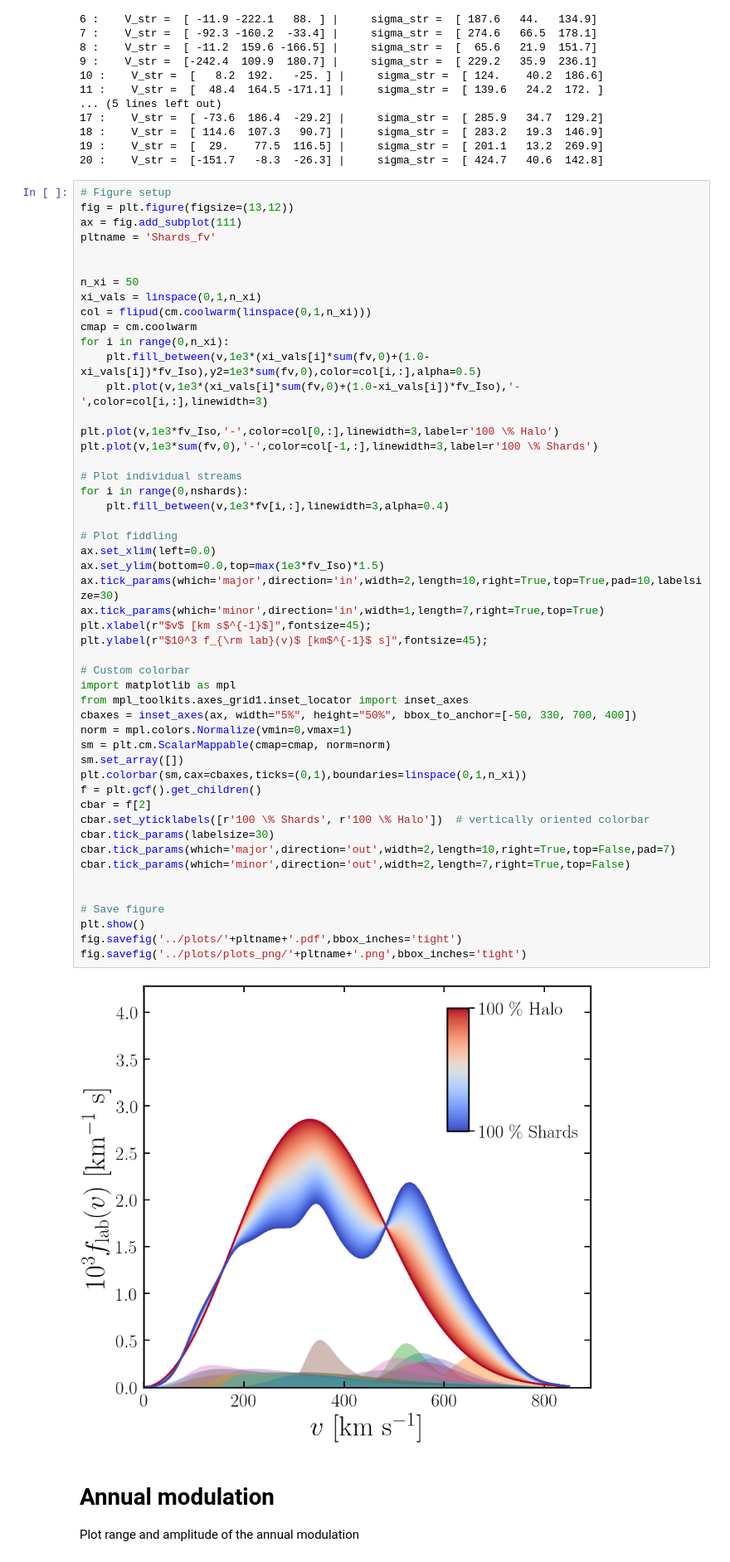
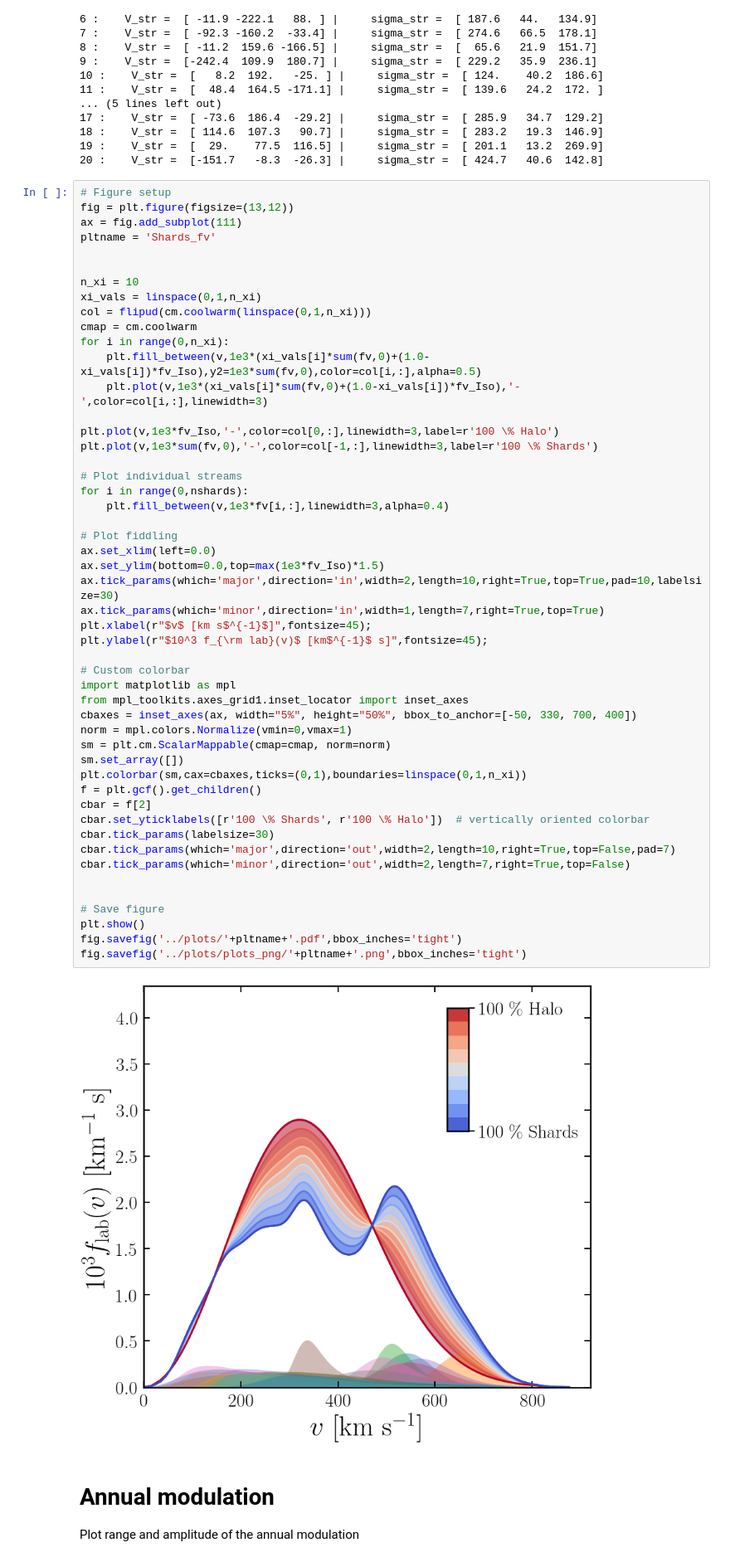
Before and after one commit to cajohare/DarkShards, a Jupyter notebook: code/PlotShards.ipynb, the cells around one changed output. Shown at 83% size. Drawn from its saved outputs; the diff is of its cells as text.

```diff
--- a/code/PlotShards.ipynb
+++ b/code/PlotShards.ipynb
@@ -75,7 +75,7 @@ ax = fig.add_subplot(111)
 pltname = 'Shards_fv'
 
 
-n_xi = 50
+n_xi = 10
 xi_vals = linspace(0,1,n_xi)
 col = flipud(cm.coolwarm(linspace(0,1,n_xi)))
 cmap = cm.coolwarm
@@ -92,34 +92,34 @@ for i in range(0,nshards):
 
 # Plot fiddling
 ax.set_xlim(left=0.0)
 ax.set_ylim(bottom=0.0,top=max(1e3*fv_Iso)*1.5)
 ax.tick_params(which='major',direction='in',width=2,length=10,right=True,top=True,pad=10,labelsize=30)
 ax.tick_params(which='minor',direction='in',width=1,length=7,right=True,top=True)
 plt.xlabel(r"$v$ [km s$^{-1}$]",fontsize=45);
 plt.ylabel(r"$10^3 f_{\rm lab}(v)$ [km$^{-1}$ s]",fontsize=45);
 
 # Custom colorbar
 import matplotlib as mpl
 from mpl_toolkits.axes_grid1.inset_locator import inset_axes
 cbaxes = inset_axes(ax, width="5%", height="50%", bbox_to_anchor=[-50, 330, 700, 400])
 norm = mpl.colors.Normalize(vmin=0,vmax=1)
 sm = plt.cm.ScalarMappable(cmap=cmap, norm=norm)
 sm.set_array([])
 plt.colorbar(sm,cax=cbaxes,ticks=(0,1),boundaries=linspace(0,1,n_xi))
 f = plt.gcf().get_children()
 cbar = f[2]
 cbar.set_yticklabels([r'100 \% Shards', r'100 \% Halo'])  # vertically oriented colorbar
 cbar.tick_params(labelsize=30)
 cbar.tick_params(which='major',direction='out',width=2,length=10,right=True,top=False,pad=7)
 cbar.tick_params(which='minor',direction='out',width=2,length=7,right=True,top=False)
 
 
 # Save figure
 plt.show()
 fig.savefig('../plots/'+pltname+'.pdf',bbox_inches='tight')
 fig.savefig('../plots/plots_png/'+pltname+'.png',bbox_inches='tight')
 # %% [output]
-[figure, old version]
+[figure, new version]
 # %% [markdown]
 # Annual modulation
 Plot range and amplitude of the annual modulation
```
Also changed, not shown: parts of 1 cell of this notebook, 5 other files.
